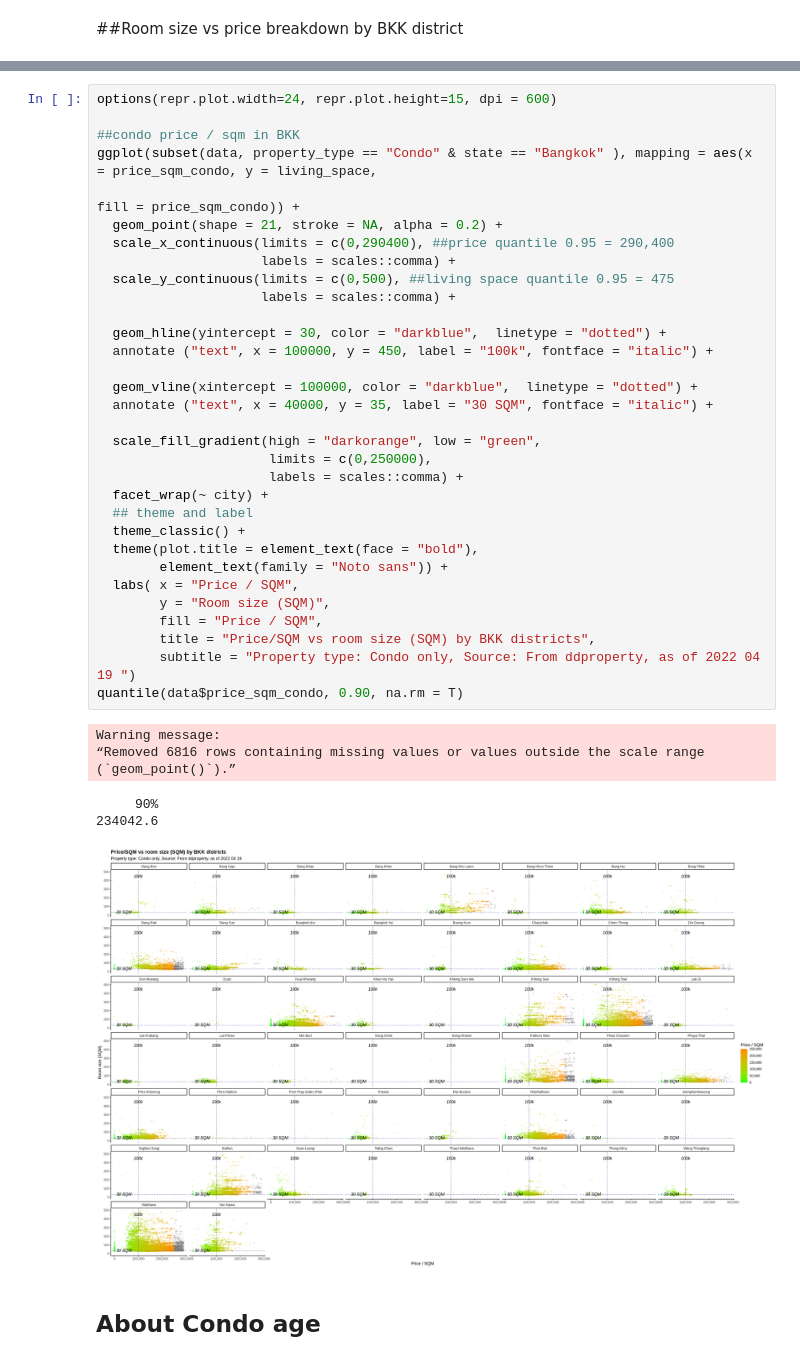
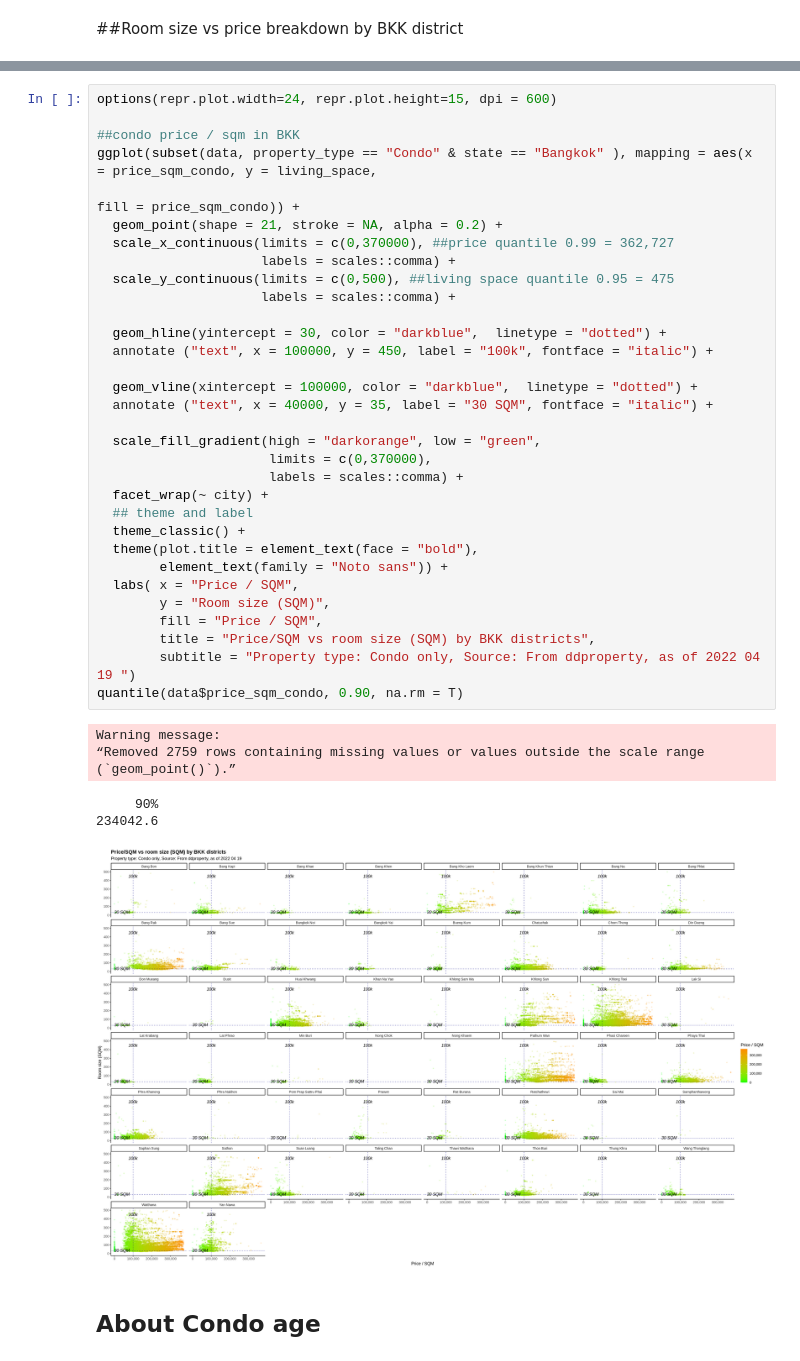
Before and after one commit to kawin-pixel/real_estate_th, a Jupyter notebook: Real_estate_TH_200k.ipynb, the cells around one changed output, grey strips where cells are left out. Cells and saved outputs as stored; diff of their text form.

```diff
--- a/Real_estate_TH_200k.ipynb
+++ b/Real_estate_TH_200k.ipynb
@@ -142,38 +346,38 @@ options(repr.plot.width=24, repr.plot.height=15, dpi = 600)
 ggplot(subset(data, property_type == "Condo" & state == "Bangkok" ), mapping = aes(x = price_sqm_condo, y = living_space,
                                                                                    fill = price_sqm_condo)) +
   geom_point(shape = 21, stroke = NA, alpha = 0.2) +
-  scale_x_continuous(limits = c(0,290400), ##price quantile 0.95 = 290,400
+  scale_x_continuous(limits = c(0,370000), ##price quantile 0.99 = 362,727
                      labels = scales::comma) +
   scale_y_continuous(limits = c(0,500), ##living space quantile 0.95 = 475
                      labels = scales::comma) +
 
   geom_hline(yintercept = 30, color = "darkblue",  linetype = "dotted") +
   annotate ("text", x = 100000, y = 450, label = "100k", fontface = "italic") +
 
   geom_vline(xintercept = 100000, color = "darkblue",  linetype = "dotted") +
   annotate ("text", x = 40000, y = 35, label = "30 SQM", fontface = "italic") +
 
   scale_fill_gradient(high = "darkorange", low = "green",
-                      limits = c(0,250000),
+                      limits = c(0,370000),
                       labels = scales::comma) +
   facet_wrap(~ city) +
   ## theme and label
   theme_classic() +
   theme(plot.title = element_text(face = "bold"),
         element_text(family = "Noto sans")) +
   labs( x = "Price / SQM",
         y = "Room size (SQM)",
         fill = "Price / SQM",
         title = "Price/SQM vs room size (SQM) by BKK districts",
         subtitle = "Property type: Condo only, Source: From ddproperty, as of 2022 04 19 ")
 quantile(data$price_sqm_condo, 0.90, na.rm = T)
 # %% [output]
 Warning message:
-“Removed 6816 rows containing missing values or values outside the scale range
+“Removed 2759 rows containing missing values or values outside the scale range
 (`geom_point()`).”
      90%
 234042.6
-[figure, old version]
+[figure, new version]
 # %% [markdown]
 ## About Condo age
 # %%
```
Also changed, not shown: parts of 24 cells of this notebook.
